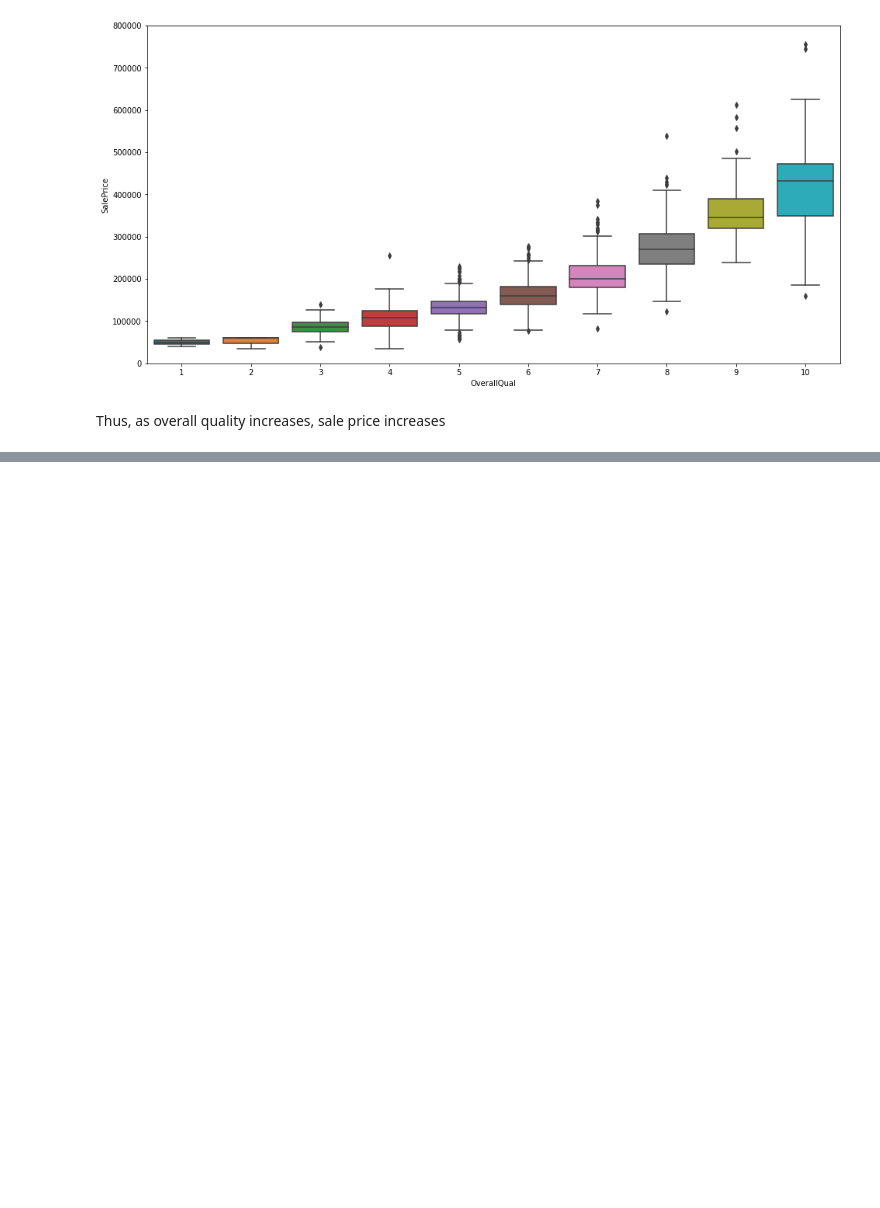
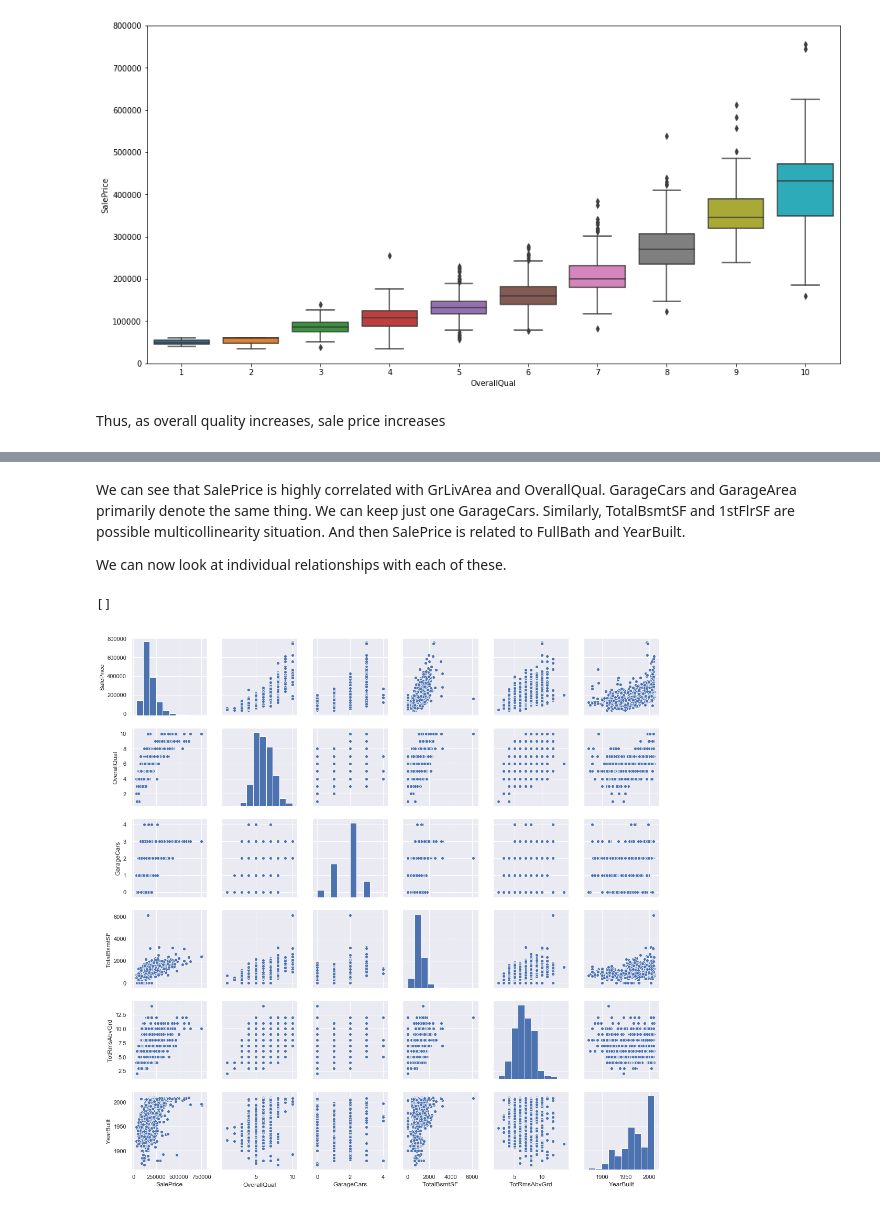
Before and after one commit to mPande92/Data-Exploration-in-python, a Jupyter notebook: Data Exploration using Python.ipynb, the cells around one changed output, grey strips where cells are left out. Cells and saved outputs as stored; diff of their text form; code cells hidden in the pictures; blank space fills up the shorter version.

```diff
--- a/Data Exploration using Python.ipynb
+++ b/Data Exploration using Python.ipynb
@@ -126,0 +204,13 @@ Thus, as overall quality increases, sale price increases
+# %% [markdown]
+We can see that SalePrice is highly correlated with GrLivArea and OverallQual. GarageCars and GarageArea primarily denote the same thing. We can keep just one GarageCars.  Similarly, TotalBsmtSF and 1stFlrSF are possible multicollinearity situation. And then SalePrice is related to FullBath and YearBuilt.
+
+We can now look at individual relationships with each of these.
+# %%
+#cols = cols.drop(columns = ['GarageArea', '1stFlrSF', 'FullBath'])
+cols = ['SalePrice','OverallQual','GarageCars', 'TotalBsmtSF', 'TotRmsAbvGrd', 'YearBuilt']
+sb.set()
+sb.pairplot(train[cols], height = 2.5)
+plt.plot()
+# %% [output]
+[]
+[figure, added]
```
Also changed, not shown: parts of 8 cells of this notebook.
